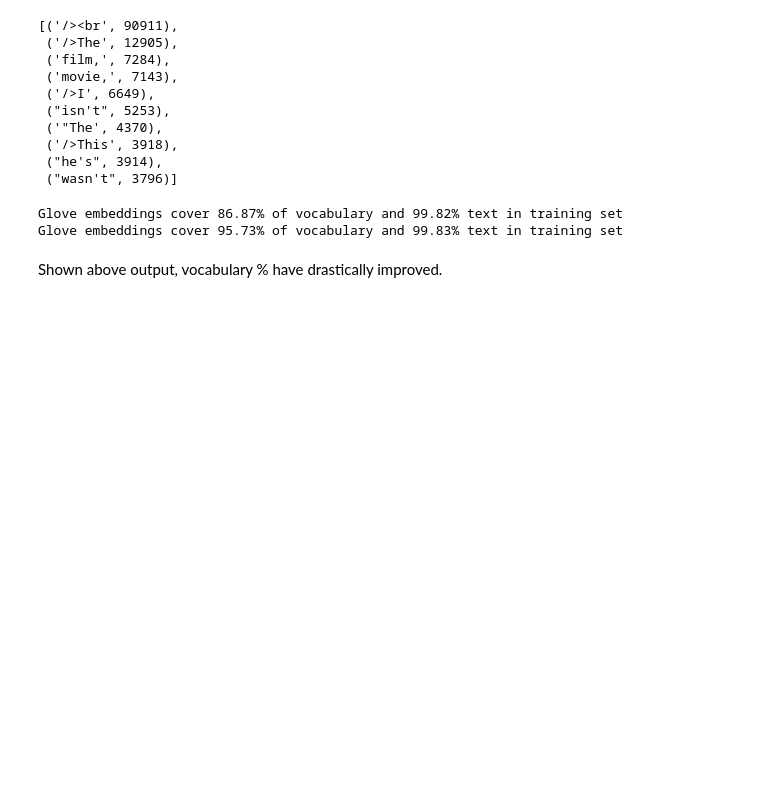
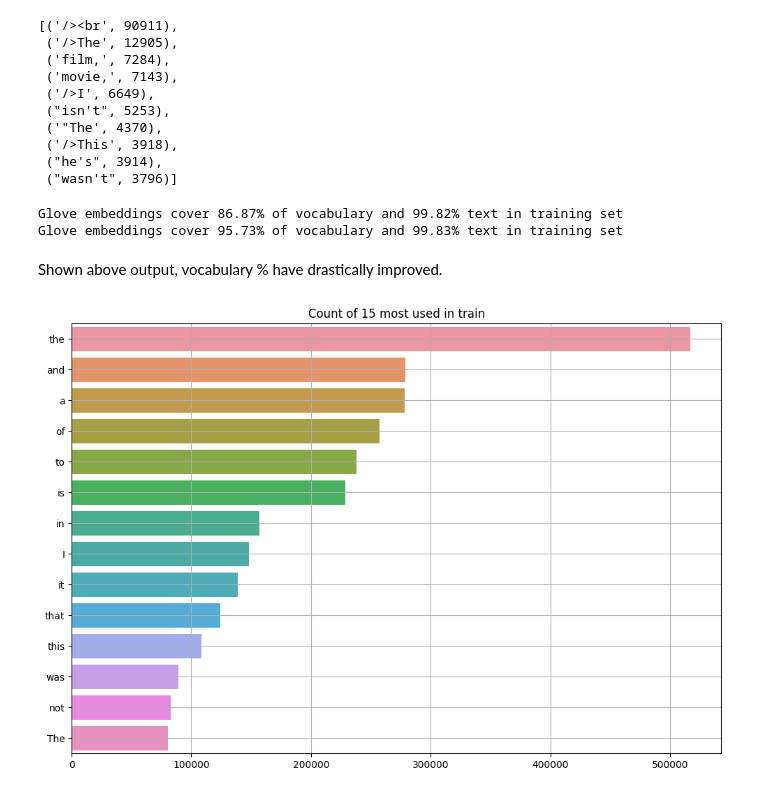
Before and after one commit to yunmokoo/NLP-sentiment, a Jupyter notebook: imdb-50k-reviews.ipynb, the cells around one changed output. Saved outputs shown, nothing was run; the diff lists cells and outputs as text; code cells hidden in the pictures; blank space fills up the shorter version.

```diff
--- a/imdb-50k-reviews.ipynb
+++ b/imdb-50k-reviews.ipynb
@@ -314,3 +314,16 @@ Glove embeddings cover 95.73% of vocabulary and 99.83% text in training set
 Shown above output, vocabulary % have drastically improved.
 # %%
 # Using sns to count 10 most used words in training and testing
+
+punctuations = '@#!~?+&*[]-%._-:/£();$=><|{},^' + '''"“´”'`'''
+train_word=[]
+train_count=[]
+
+i=1
+for word, count in train_covered:
+    if word not in punctuations:
+        train_word.append(word)
+        train_count.append(count)
+        i+=1
+    if(i==15):
+        break
@@ -316,0 +342,6 @@ Shown above output, vocabulary % have drastically improved.
+# %%
+plt.figure(figsize=(12,8))
+sns.barplot(x=train_count,y=train_word).set_title('Count of 15 most used in train')
+plt.grid()
+# %% [output]
+[figure, added]
```
Also changed, not shown: parts of 6 cells of this notebook.
